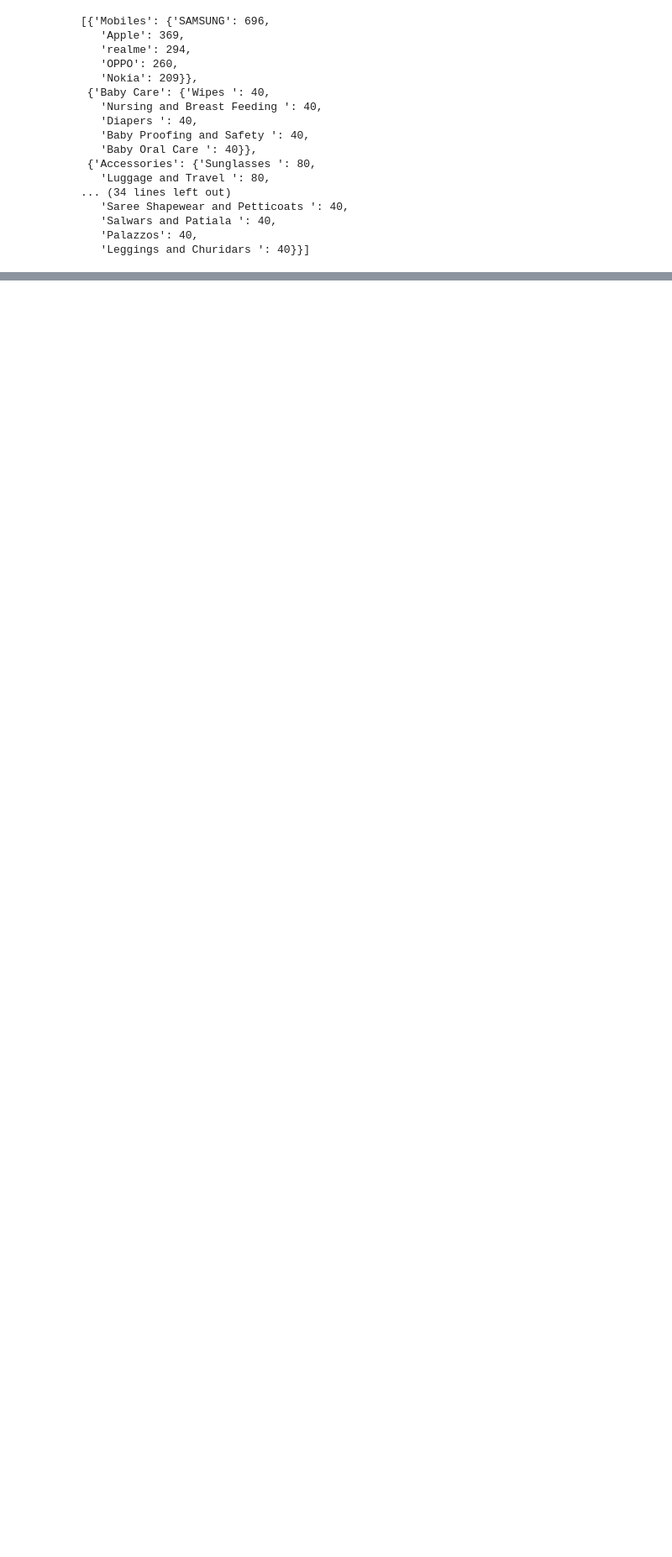
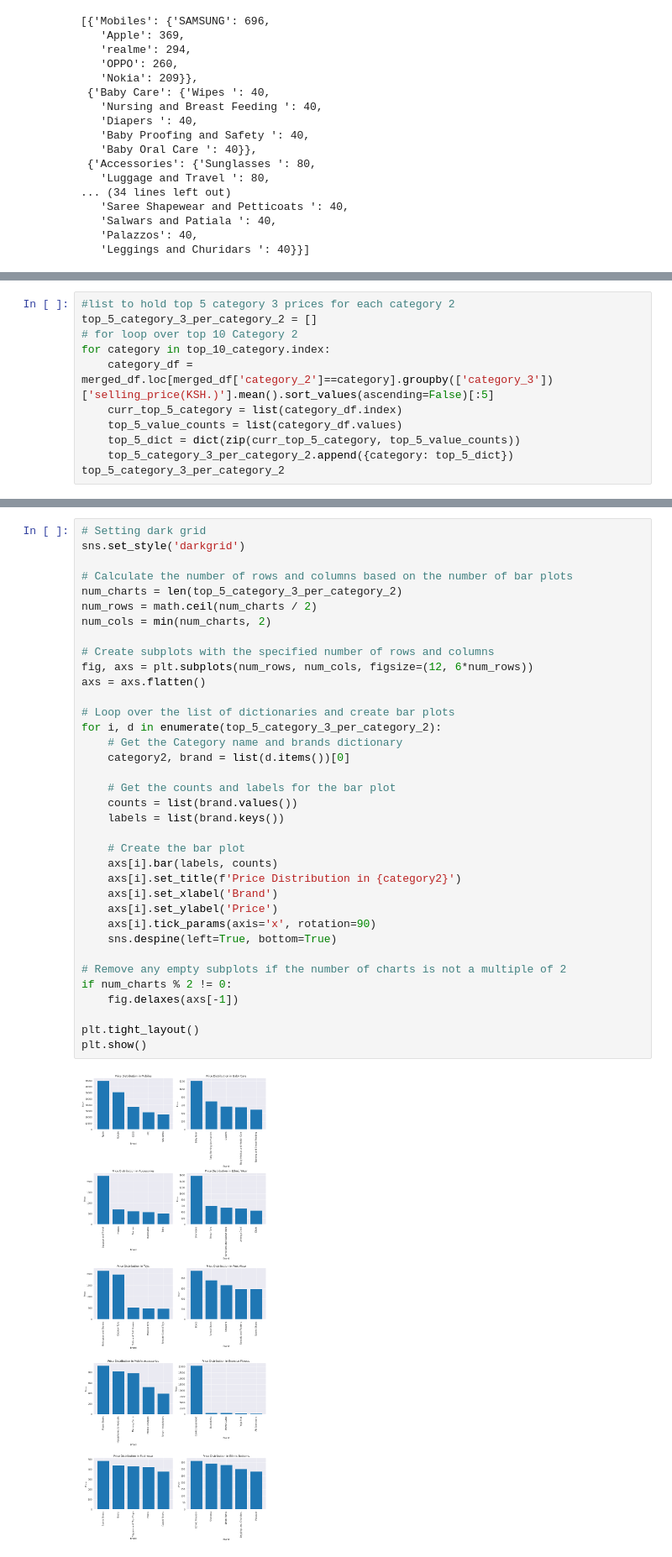
Before and after one commit to franchiseBoyz/Ecommerce-Recommender-System, a Jupyter notebook: notebook.ipynb, the cells around one changed output, grey strips where cells are left out. Shown at 84% size. Drawn from its saved outputs; the diff is of its cells as text; blank space fills up the shorter version.

Commit message:
plot price distribution per category

```diff
--- a/notebook.ipynb
+++ b/notebook.ipynb
@@ -1029,3 +1029,14 @@ Try using .loc[row_indexer,col_indexer] = value instead
 See the caveats in the documentation: https://pandas.pydata.org/pandas-docs/stable/user_guide/indexing.html#returning-a-view-versus-a-copy
   merged_df['product_rating'] = merged_df['product_rating'].astype("float")
 [figure]
+# %%
+#list to hold top 5 category 3 prices for each category 2
+top_5_category_3_per_category_2 = []
+# for loop over top 10 Category 2
+for category in top_10_category.index:
+    category_df = merged_df.loc[merged_df['category_2']==category].groupby(['category_3'])['selling_price(KSH.)'].mean().sort_values(ascending=False)[:5]
+    curr_top_5_category = list(category_df.index)
+    top_5_value_counts = list(category_df.values)
+    top_5_dict = dict(zip(curr_top_5_category, top_5_value_counts))
+    top_5_category_3_per_category_2.append({category: top_5_dict})
+top_5_category_3_per_category_2
@@ -1031,0 +1061,38 @@ See the caveats in the documentation: https://pandas.pydata.org/pandas-docs/stab
+# %%
+# Setting dark grid
+sns.set_style('darkgrid')
+
+# Calculate the number of rows and columns based on the number of bar plots
+num_charts = len(top_5_category_3_per_category_2)
+num_rows = math.ceil(num_charts / 2)
+num_cols = min(num_charts, 2)
+
+# Create subplots with the specified number of rows and columns
+fig, axs = plt.subplots(num_rows, num_cols, figsize=(12, 6*num_rows))
+axs = axs.flatten()
+
+# Loop over the list of dictionaries and create bar plots
+for i, d in enumerate(top_5_category_3_per_category_2):
+    # Get the Category name and brands dictionary
+    category2, brand = list(d.items())[0]
+
+    # Get the counts and labels for the bar plot
+    counts = list(brand.values())
+    labels = list(brand.keys())
+
+    # Create the bar plot
+    axs[i].bar(labels, counts)
+    axs[i].set_title(f'Price Distribution in {category2}')
+    axs[i].set_xlabel('Brand')
+    axs[i].set_ylabel('Price')
+    axs[i].tick_params(axis='x', rotation=90)
+    sns.despine(left=True, bottom=True)
+
+# Remove any empty subplots if the number of charts is not a multiple of 2
+if num_charts % 2 != 0:
+    fig.delaxes(axs[-1])
+
+plt.tight_layout()
+plt.show()
+# %% [output]
+[figure, added]
```
Also changed, not shown: parts of 1 cell of this notebook.
